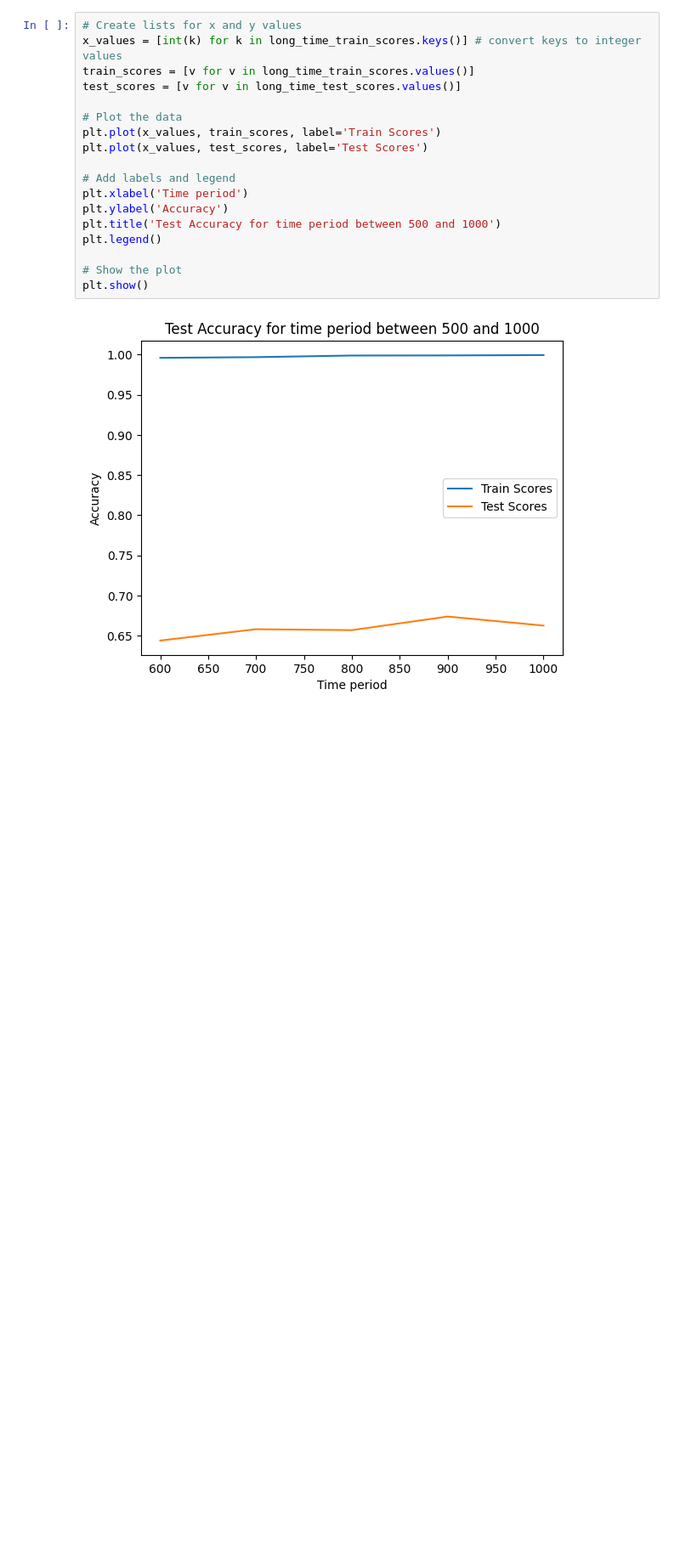
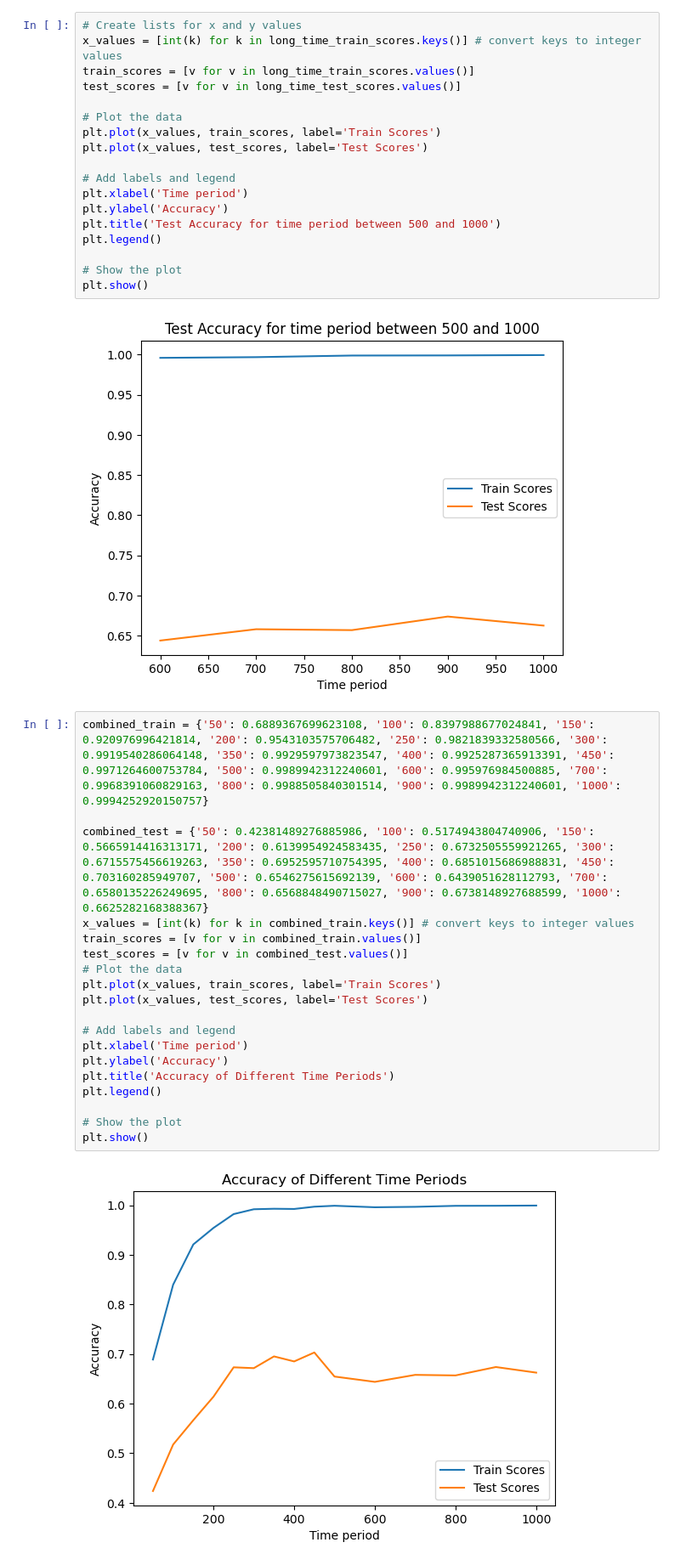
Before and after one commit to valenxie/ECE-C247-Project, a Jupyter notebook: EEG_CNN_finalized.ipynb, the cells around one changed output. Shown at 85% size. Saved outputs shown, nothing was run; the diff lists cells and outputs as text; blank space fills up the shorter version.

```diff
--- a/EEG_CNN_finalized.ipynb
+++ b/EEG_CNN_finalized.ipynb
@@ -615,3 +604,24 @@ plt.legend()
 plt.show()
 # %% [output]
 [figure]
+# %%
+combined_train = {'50': 0.6889367699623108, '100': 0.8397988677024841, '150': 0.920976996421814, '200': 0.9543103575706482, '250': 0.9821839332580566, '300': 0.9919540286064148, '350': 0.9929597973823547, '400': 0.9925287365913391, '450': 0.9971264600753784, '500': 0.9989942312240601, '600': 0.995976984500885, '700': 0.9968391060829163, '800': 0.9988505840301514, '900': 0.9989942312240601, '1000': 0.9994252920150757}
+
+combined_test = {'50': 0.42381489276885986, '100': 0.5174943804740906, '150': 0.5665914416313171, '200': 0.6139954924583435, '250': 0.6732505559921265, '300': 0.6715575456619263, '350': 0.6952595710754395, '400': 0.6851015686988831, '450': 0.703160285949707, '500': 0.6546275615692139, '600': 0.6439051628112793, '700': 0.6580135226249695, '800': 0.6568848490715027, '900': 0.6738148927688599, '1000': 0.6625282168388367}
+x_values = [int(k) for k in combined_train.keys()] # convert keys to integer values
+train_scores = [v for v in combined_train.values()]
+test_scores = [v for v in combined_test.values()]
+# Plot the data
+plt.plot(x_values, train_scores, label='Train Scores')
+plt.plot(x_values, test_scores, label='Test Scores')
+
+# Add labels and legend
+plt.xlabel('Time period')
+plt.ylabel('Accuracy')
+plt.title('Accuracy of Different Time Periods')
+plt.legend()
+
+# Show the plot
+plt.show()
+# %% [output]
+[figure, added]
```
Also changed, not shown: parts of 6 cells of this notebook.
